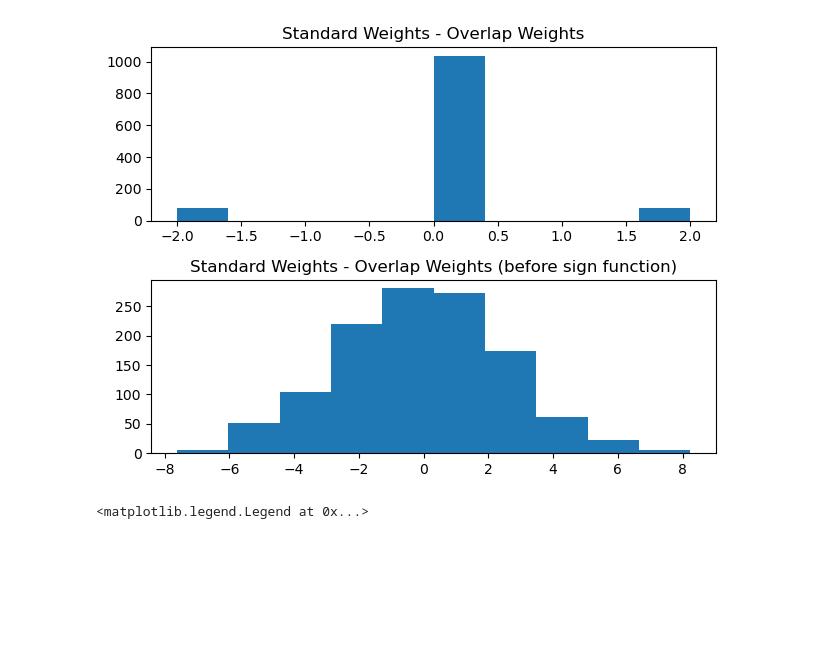
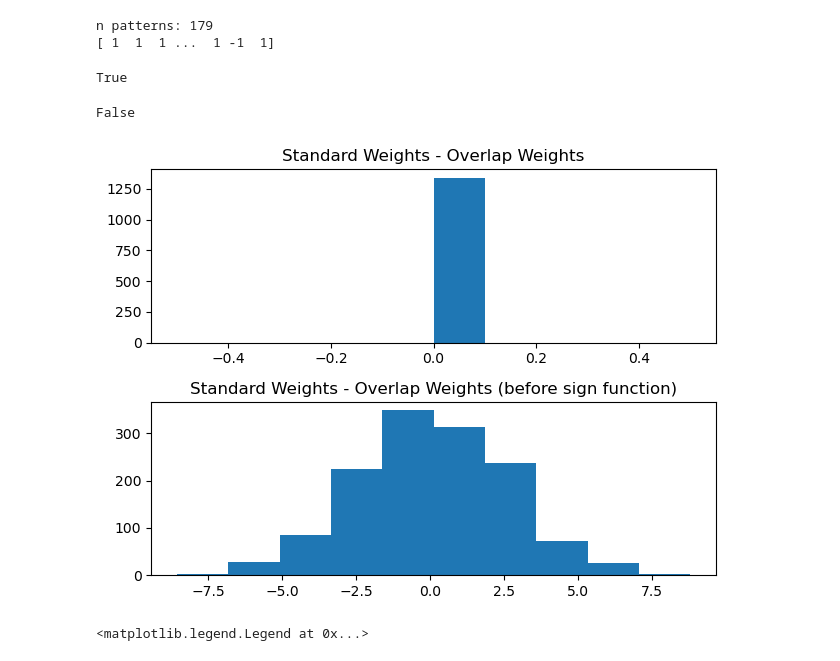
Before and after one commit to seb2o/Biological-Hopfield-Model, a Jupyter notebook: test_Seb.ipynb, the cells around one changed output. Drawn from its saved outputs; the diff is of its cells as text; code cells hidden in the pictures; blank space fills up the shorter version.

```diff
--- a/test_Seb.ipynb
+++ b/test_Seb.ipynb
@@ -8,32 +8,42 @@ import math
 import numpy as np
 import matplotlib.pyplot as plt
 # %%
-NETWORK_DIM = 1200
+NETWORK_DIM = 1340
 c = 0.134
+# %%
+print(f"n patterns: {math.floor(c * NETWORK_DIM)}")
+patterns = utils.get_n_binary_patterns(
+            n_patterns=math.floor(c * NETWORK_DIM),
+            pattern_dim=NETWORK_DIM,
+            plot=False,
+            check_overlaps=False
+        )
+current_state = np.random.binomial(1, 0.5, size=(NETWORK_DIM,))*2 - 1
+print(current_state)
+weights = utils.get_weights(patterns, self_connections=True)
+# %% [output]
+n patterns: 179
+[ 1  1  1 ...  1 -1  1]
+# %%
+ns_standard = utils.compute_next_state(current_state, weights)
+ns_standard_h = utils.compute_next_state(current_state, weights, return_h=True)
+ns_overlap_loops = utils.compute_next_state_with_overlaps_loops(current_state, patterns)
+ns_overlap_loops_h = utils.compute_next_state_with_overlaps_loops(current_state, patterns, return_h=True)
+# %%
+print(np.array_equal(ns_standard, ns_overlap_loops))
+np.array_equal(ns_standard_h, ns_overlap_loops_h)
+# %% [output]
+True
+False
 # %%
-patterns = utils.get_n_binary_patterns(
-            n_patterns=math.floor(c * NETWORK_DIM),
-            pattern_dim=NETWORK_DIM,
-            plot=False,
-            check_overlaps=False
-        )
-current_state = np.random.binomial(1, 0.5, size=(NETWORK_DIM,))*2 - 1
-weights = utils.get_weights(patterns)
-
-ns_standard = utils.compute_next_state(current_state, weights)
-ns_standard_h = utils.compute_next_state(current_state, weights, return_h=True)
-ns_overlap = utils.compute_next_state_with_overlaps(current_state, patterns)
-ns_overlap_h = utils.compute_next_state_with_overlaps(current_state, patterns, return_h=True)
-
-# show potential differences between the two methods
 fig, axes = plt.subplots(2,1)
-axes[0].hist(ns_standard - ns_overlap)
+axes[0].hist(ns_standard - ns_overlap_loops)
 axes[0].set_title('Standard Weights - Overlap Weights')
-axes[1].hist(ns_standard_h - ns_overlap_h)
+axes[1].hist(ns_standard_h - ns_overlap_loops_h)
 axes[1].set_title('Standard Weights - Overlap Weights (before sign function)')
 plt.tight_layout()
 # %% [output]
-[figure, old version]
+[figure, new version]
 # %%
 n_trials = 5
 net_dim = [10, 100, 1000, 2000, 5000]
```
Also changed, not shown: 1 other file.
